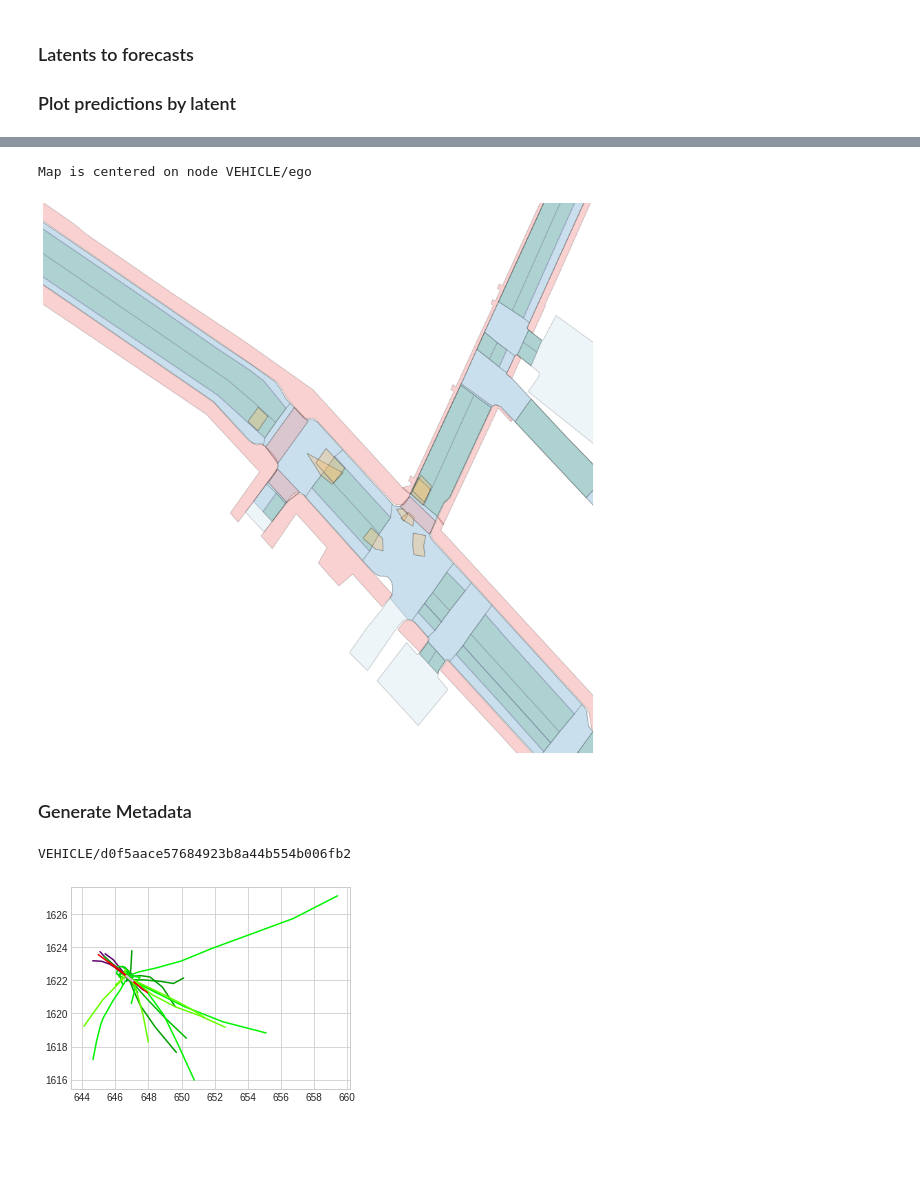
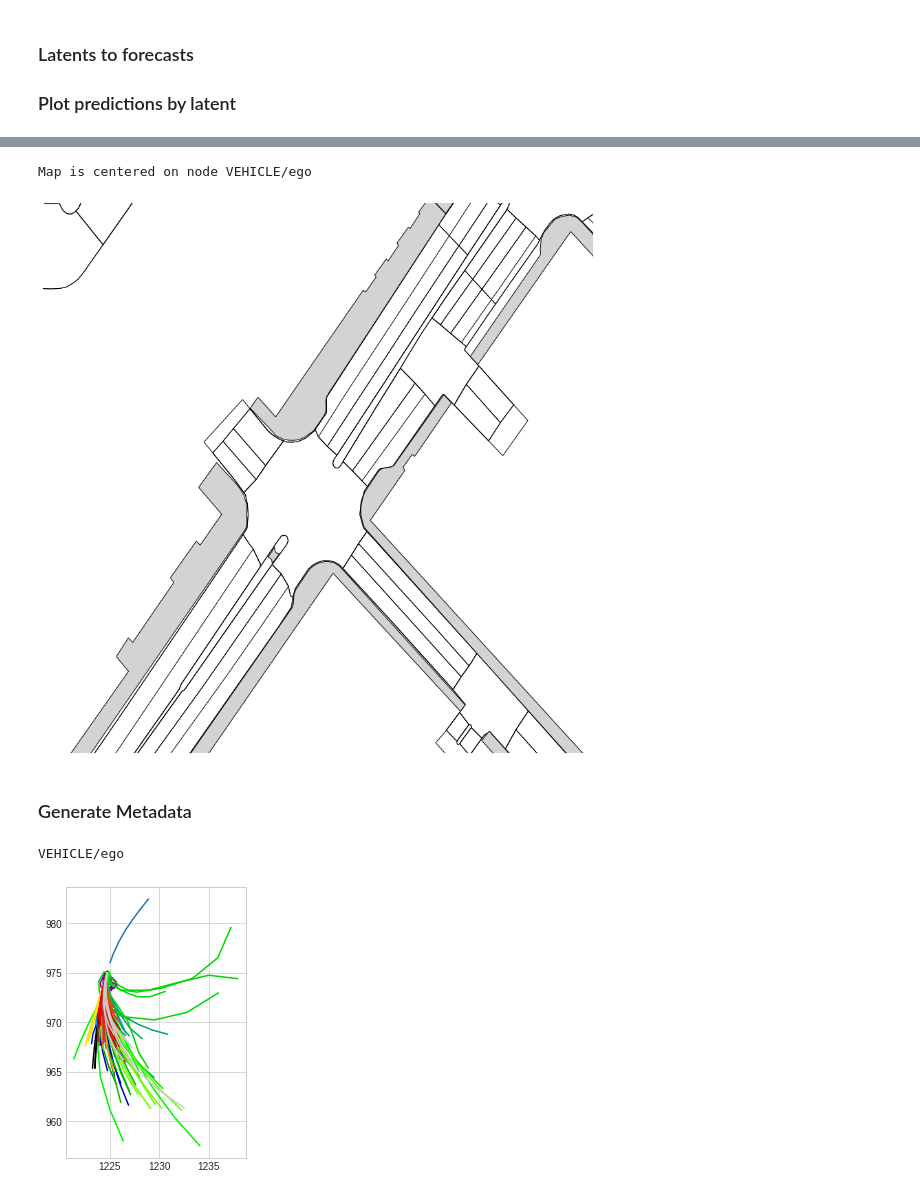
Before and after one commit to fireofearth/Trajectron-plus-plus, a Jupyter notebook: experiments/nuScenes/obtain-forecasts-metadata.ipynb, the cells around one changed output, grey strips where cells are left out. Drawn from its saved outputs; the diff is of its cells as text; code cells hidden in the pictures; blank space fills up the shorter version.

```diff
--- a/experiments/nuScenes/obtain-forecasts-metadata.ipynb
+++ b/experiments/nuScenes/obtain-forecasts-metadata.ipynb
@@ -178,7 +178,7 @@ def sample_8():
     # send to Heejin
     return get_scene('556'), 6
 
-scene, t = sample_5()
+scene, t = sample_8()
 
 ph = 8
 num_samples = 100
@@ -481,7 +508,7 @@ _, histories_dict, _ = \
 node = get_ego_node(nodes)
 print("Map is centered on node", node)
 
-# get map positional data
+## A ## get map positional data
 minpos = np.array([scene.x_min, scene.y_min])
 ego_lastpos = histories_dict[t][node][-1]
 ego_lastx = ego_lastpos[0]
@@ -489,35 +516,51 @@ ego_lasty = ego_lastpos[1]
 center = np.array([
     scene.ego_initx + ego_lastx,
     scene.ego_inity + ego_lasty])
 center = minpos + ego_lastpos
 viewport_hw = 50
+## to use hard
 patch_extent = (center[0] - viewport_hw, center[1] - viewport_hw,
             center[0] + viewport_hw, center[1] + viewport_hw)
 
 if scene.map_name != nusc_map.map_name:
     nusc_map = NuScenesMap(dataroot=nuScenes_data_path, map_name=scene.map_name)
+
+# set labels and colors
+label_names = [
+    'lane',
+    'road_segment',
+    'drivable_area',
+    'road_divider',
+    'lane_divider',
+#     'stop_line',
+#     'ped_crossing',
+    'walkway'
+]
+for label_name, _ in nusc_map.explorer.color_map.items():
+    nusc_map.explorer.color_map[label_name] = 'none'
+nusc_map.explorer.color_map['walkway'] = 'lightgrey'
 
 # set the figure size in pixels
 # https://matplotlib.org/stable/gallery/subplots_axes_and_figures/figure_size_units.html
 px = 1/plt.rcParams['figure.dpi']  # pixel in inches
 patch_px_size = np.array([800, 800])
 figsize = patch_px_size * px
 
 # API from
 # https://github.com/nutonomy/nuscenes-devkit/blob/master/python-sdk/nuscenes/map_expansion/map_api.py
-fig, ax = nusc_map.render_map_patch(patch_extent, scene.layer_names,
-        figsize=figsize, alpha=0.2, render_egoposes_range=False, render_legend=False)
+fig, ax = nusc_map.render_map_patch(patch_extent, label_names,
+        figsize=figsize, alpha=1, render_egoposes_range=False, render_legend=False)
 
 fig.gca().set_axis_off()
 fig.subplots_adjust(top = 1, bottom = 0, right = 1, left = 0,
             hspace = 0, wspace = 0)
 fig.gca().xaxis.set_major_locator(plt.NullLocator())
 fig.gca().yaxis.set_major_locator(plt.NullLocator())
 fn = f"predict_scene{scene.name}_t{timesteps[0]}_map.png"
 fp = os.path.join('plots', fn)
 fig.savefig(fp, bbox_inches = 'tight', pad_inches = 0)
 # %% [output]
 Map is centered on node VEHICLE/ego
-[figure, old version]
+[figure, new version]
 # %% [markdown]
 ### Generate Metadata
@@ -588,5 +626,5 @@ for idx in range(25):
     for p in predictions_0:
         ax.plot(p[:,0], p[:,1], color=color)
 # %% [output]
-VEHICLE/d0f5aace57684923b8a44b554b006fb2
+VEHICLE/ego
-[figure, old version]
+[figure, new version]
```
Also changed, not shown: parts of 10 cells of this notebook.
